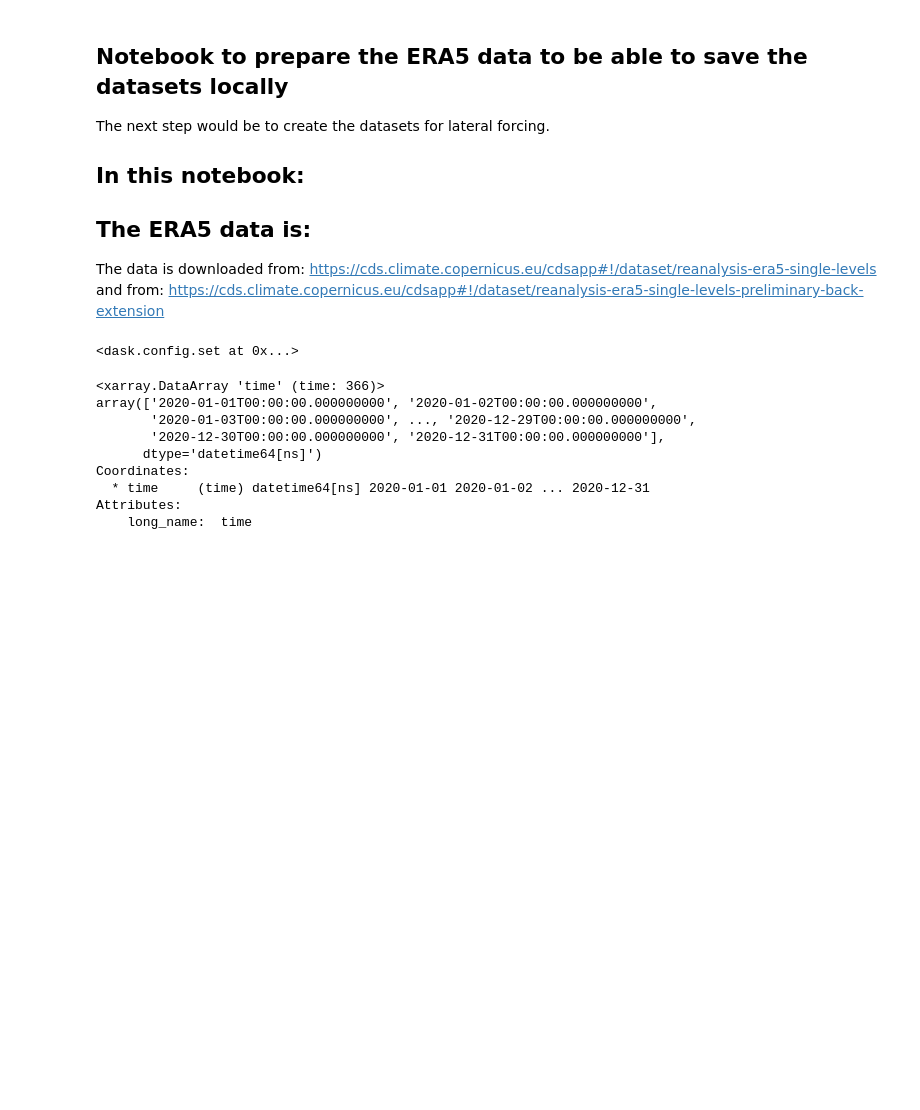
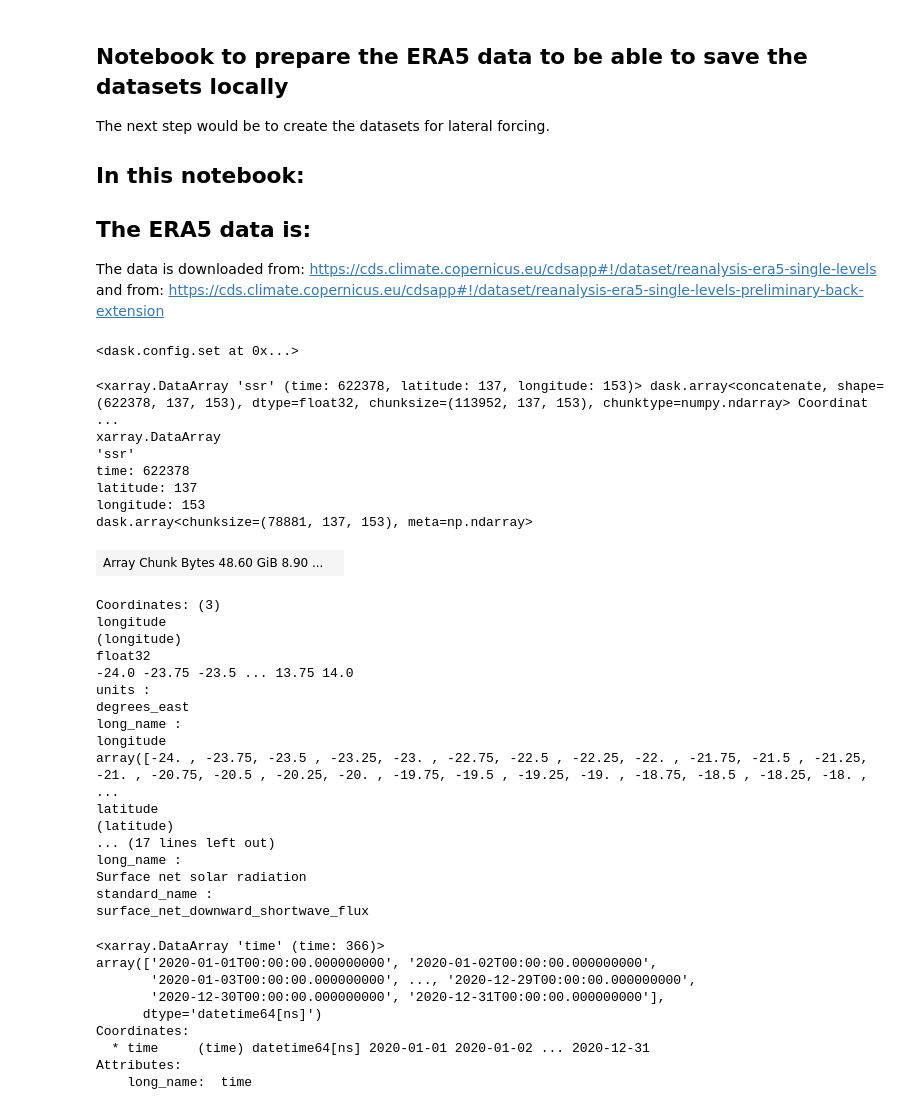
Before and after one commit to iris-keizer/ROMS-project, a Jupyter notebook: ROMS-project/Data preparation/ERA5.ipynb, the cells around one changed output. Saved outputs shown, nothing was run; the diff lists cells and outputs as text; code cells hidden in the pictures; blank space fills up the shorter version.

```diff
--- a/ROMS-project/Data preparation/ERA5.ipynb
+++ b/ROMS-project/Data preparation/ERA5.ipynb
@@ -31,4 +30,32 @@ era5_hourly_ssr = xr.open_mfdataset('/Volumes/Iris 300 GB/ERA5/raw/1950_2022/hou
 #era5_6hourly = xr.open_mfdataset('/Users/iriskeizer/Documents/ROMS/data/ERA5/raw/1950_2022/6hourly/*.nc')
+# %%
+era5_hourly_ssr.ssr
+# %% [output]
+<xarray.DataArray 'ssr' (time: 622378, latitude: 137, longitude: 153)> dask.array<concatenate, shape=(622378, 137, 153), dtype=float32, chunksize=(113952, 137, 153), chunktype=numpy.ndarray> Coordinat ...
+xarray.DataArray
+'ssr'
+time: 622378
+latitude: 137
+longitude: 153
+dask.array<chunksize=(78881, 137, 153), meta=np.ndarray>
+| Array Chunk Bytes 48.60 GiB 8.90 ... |  |
+Coordinates: (3)
+longitude
+(longitude)
+float32
+-24.0 -23.75 -23.5 ... 13.75 14.0
+units :
+degrees_east
+long_name :
+longitude
+array([-24. , -23.75, -23.5 , -23.25, -23. , -22.75, -22.5 , -22.25, -22. , -21.75, -21.5 , -21.25, -21. , -20.75, -20.5 , -20.25, -20. , -19.75, -19.5 , -19.25, -19. , -18.75, -18.5 , -18.25, -18. ,  ...
+latitude
+(latitude)
+... (17 lines left out)
+long_name :
+Surface net solar radiation
+standard_name :
+surface_net_downward_shortwave_flux
 # %%
 # Delete 2022
 era5_hourly_tp = era5_hourly_tp.where(era5_hourly_tp.time.dt.year < 2022, drop = True)
```
Also changed, not shown: parts of 2 cells of this notebook, 15 other files.
